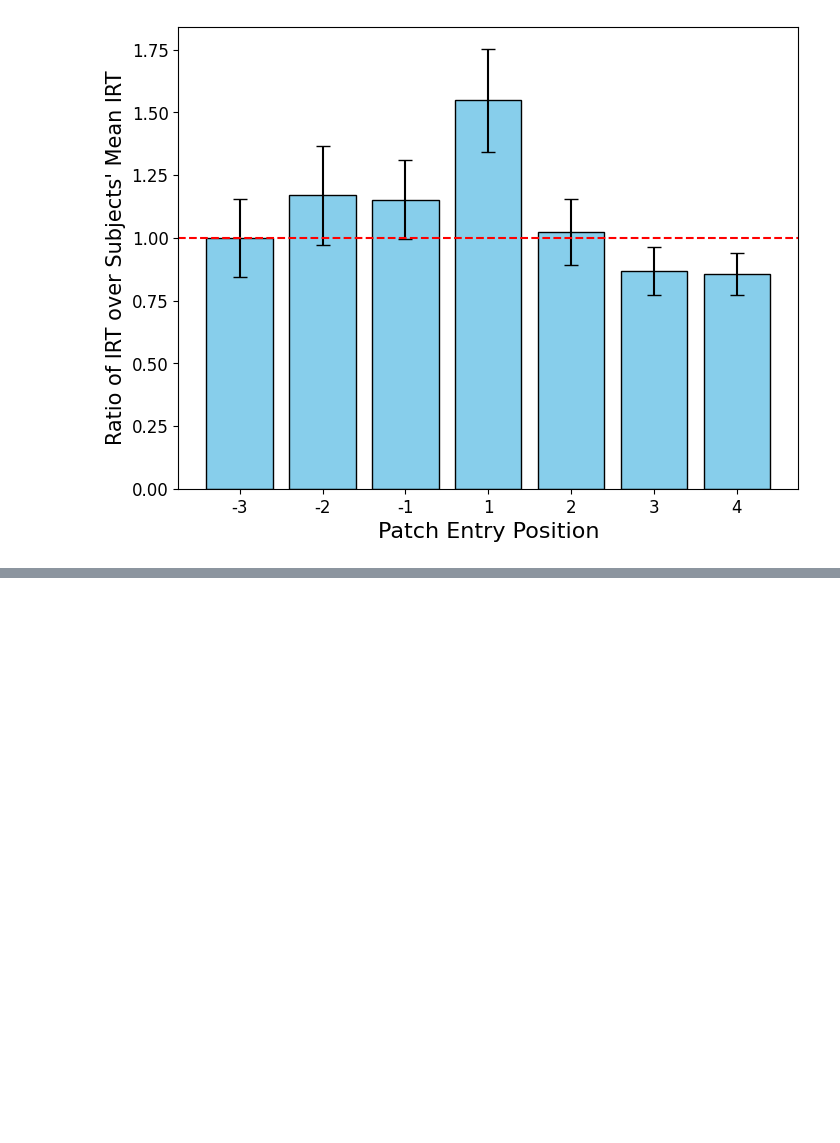
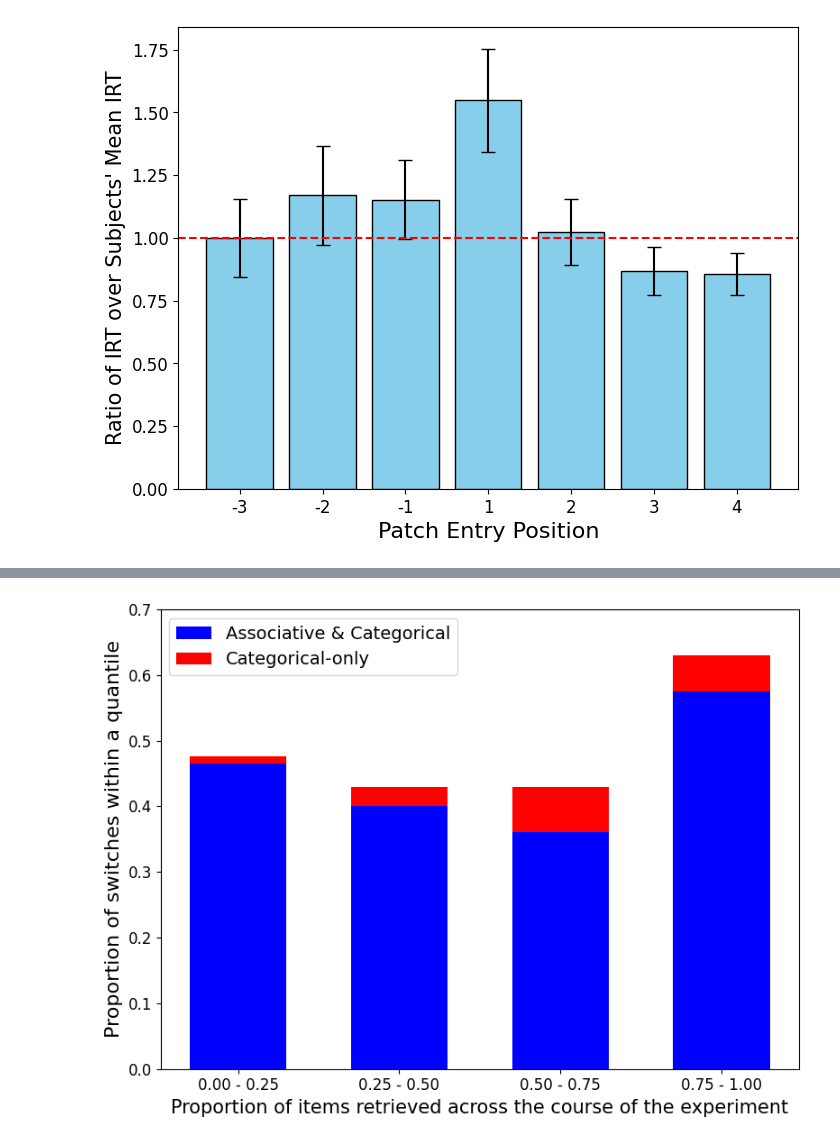
Before and after one commit to sun-wendy/semantic-search, a Jupyter notebook: irt_analysis.ipynb, the cells around one changed output, grey strips where cells are left out. Saved outputs shown, nothing was run; the diff lists cells and outputs as text; code cells hidden in the pictures; blank space fills up the shorter version.

```diff
--- a/irt_analysis.ipynb
+++ b/irt_analysis.ipynb
@@ -205,0 +370,4 @@ plot_irt('results/random_walks_human')
+# %%
+plot_patch_switch('results/random_walks_human')
+# %% [output]
+[figure, added]
```
Also changed, not shown: parts of 8 cells of this notebook, 3 other files.
